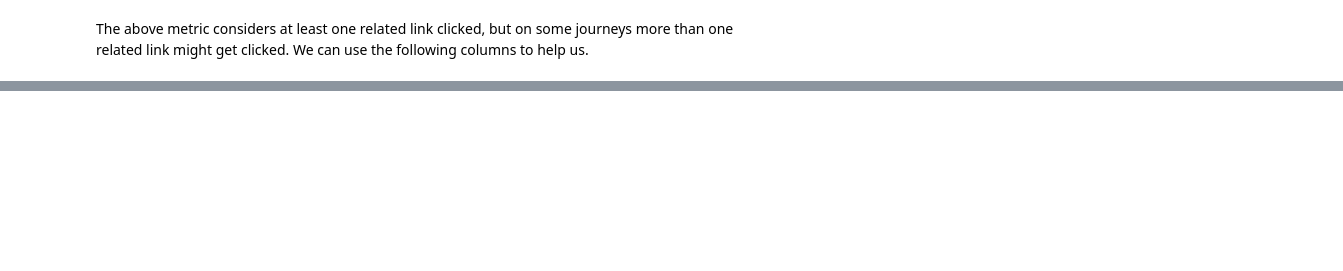
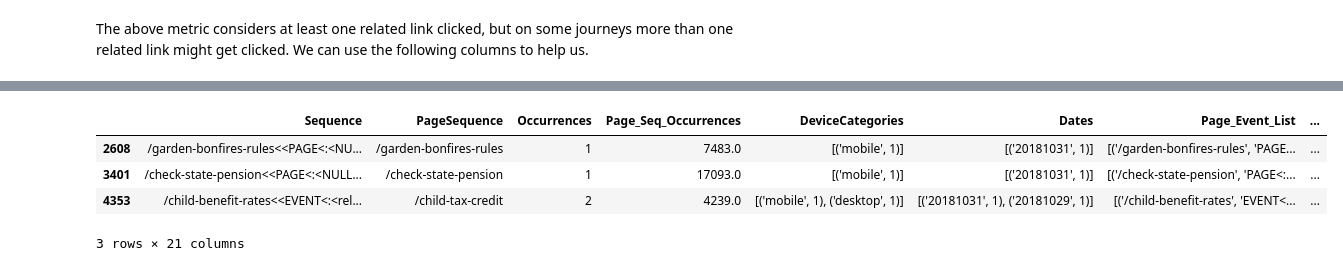
Before and after one commit to alphagov/govuk-network-data, a Jupyter notebook: notebooks/eda/generating_ab_test_data.ipynb, the cells around one changed output, grey strips where cells are left out. Cells and saved outputs as stored; diff of their text form; code cells hidden in the pictures; blank space fills up the shorter version.

Commit message:
adding more metrics, and space for ones I haven't finalised extraction of yet
some notes on nav events

don't print so many example events

```diff
--- a/notebooks/eda/generating_ab_test_data.ipynb
+++ b/notebooks/eda/generating_ab_test_data.ipynb
@@ -116,8 +186,3 @@ related_clicks
 # %%
-def count_related_clicks(event_list):
-    return sum(
-        [all(
-            cond in ''.join(event) for cond in [
-                'relatedLinkClicked','Related content']) for event in ast.literal_eval(event_list)])
+def sum_related_click_events(event_list):
+    return sum([get_number_of_events_rl(event) for event in event_list])
-# %%
-df['Related Clicks Count'] = df['Event_List'].map(count_related_clicks)
@@ -126,6 +189,17 @@ df
-# %%
-df['absolute related links count'] = df['Related Clicks Count'] * df['Occurrences']
+# %%
+# get the number of related links clicks per Sequence
+df['Related Links Clicks per seq'] = df['Event_cat_act_agg'].apply(
+    ast.literal_eval).map(sum_related_click_events)
+
+# get the total number of related links clicks for that row (clicks per sequence multiplied by occurrences)
+df['Related Links Clicks row total'] = df['Related Links Clicks per seq'] * df['Occurrences']
 # %%
-df[df["Has_Related"]]
+df[df["Has_Related"]].head(3)
+# %% [output]
+|  | Sequence | PageSequence | Occurrences | Page_Seq_Occurrences | DeviceCategories | Dates | Page_Event_List | ... |
+| 2608 | /garden-bonfires-rules<<PAGE<:<NU... | /garden-bonfires-rules | 1 | 7483.0 | [('mobile', 1)] | [('20181031', 1)] | [('/garden-bonfires-rules', 'PAGE... | ... |
+| 3401 | /check-state-pension<<PAGE<:<NULL... | /check-state-pension | 1 | 17093.0 | [('mobile', 1)] | [('20181031', 1)] | [('/check-state-pension', 'PAGE<:... | ... |
+| 4353 | /child-benefit-rates<<EVENT<:<rel... | /child-tax-credit | 2 | 4239.0 | [('mobile', 1), ('desktop', 1)] | [('20181031', 1), ('20181029', 1)] | [('/child-benefit-rates', 'EVENT<... | ... |
+3 rows × 21 columns
 # %%
 df['absolute related links count'].sum()
```
Also changed, not shown: parts of 56 cells of this notebook.
